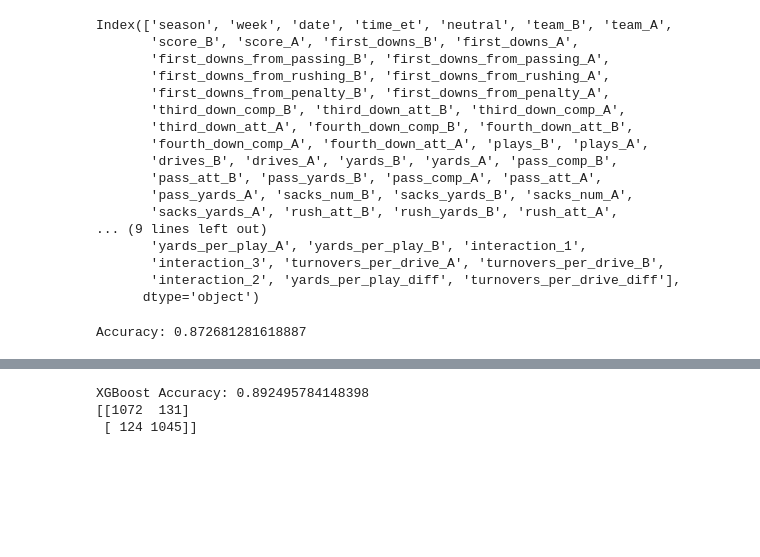
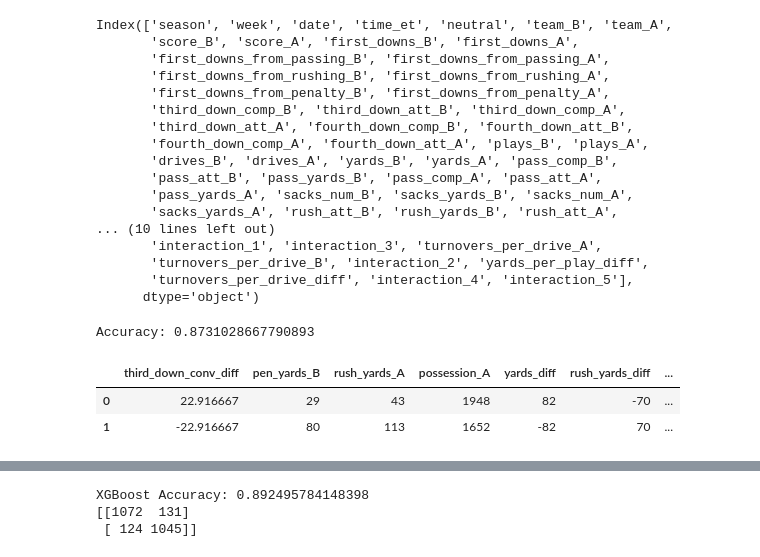
Before and after one commit to jacklav24/NFL_predictor, a Jupyter notebook: Football/Testing_football.ipynb, the cells around one changed output, grey strips where cells are left out. Saved outputs shown, nothing was run; the diff lists cells and outputs as text; code cells hidden in the pictures; blank space fills up the shorter version.

```diff
--- a/Football/Testing_football.ipynb
+++ b/Football/Testing_football.ipynb
@@ -93,6 +93,8 @@ consolidated_data = consolidated_data.assign(
     possession_diff = consolidated_data['possession_A']-consolidated_data['possession_B'],
     yards_per_play_A = consolidated_data['yards_A'] / consolidated_data['plays_A'],
     yards_per_play_B = consolidated_data['yards_B'] / consolidated_data['plays_B'],
+    def_st_td_diff = consolidated_data['def_st_td_A'] - consolidated_data['def_st_td_B'],
+    sack_diff = consolidated_data['sacks_num_A'] - consolidated_data['sacks_num_B']
 
 
 )
@@ -104,8 +106,10 @@ consolidated_data = consolidated_data.assign(interaction_1 = consolidated_data['
 
 consolidated_data = consolidated_data.assign(interaction_2 = consolidated_data['third_down_conv_diff']* consolidated_data['interaction_1'],
     yards_per_play_diff = consolidated_data['yards_per_play_A'] - consolidated_data['yards_per_play_B'],
-    turnovers_per_drive_diff = consolidated_data['turnovers_per_drive_A'] - consolidated_data['turnovers_per_drive_B']
+    turnovers_per_drive_diff = consolidated_data['turnovers_per_drive_A'] - consolidated_data['turnovers_per_drive_B'],
+    interaction_4 = consolidated_data['interaction_1'] * consolidated_data['interaction_3'],
     )
+consolidated_data = consolidated_data.assign(interaction_5 = consolidated_data['pen_yards_A']* consolidated_data['interaction_1'])
 consolidated_data.drop('Unnamed: 0', axis=1, inplace=True)
 print(consolidated_data.columns)
 #consolidated_data.to_csv('./consolidated.csv')
@@ -130,34 +134,28 @@ Index(['season', 'week', 'date', 'time_et', 'neutral', 'team_B', 'team_A',
        'pass_att_B', 'pass_yards_B', 'pass_comp_A', 'pass_att_A',
        'pass_yards_A', 'sacks_num_B', 'sacks_yards_B', 'sacks_num_A',
        'sacks_yards_A', 'rush_att_B', 'rush_yards_B', 'rush_att_A',
-... (9 lines left out)
-       'yards_per_play_A', 'yards_per_play_B', 'interaction_1',
-       'interaction_3', 'turnovers_per_drive_A', 'turnovers_per_drive_B',
-       'interaction_2', 'yards_per_play_diff', 'turnovers_per_drive_diff'],
+... (10 lines left out)
+       'interaction_1', 'interaction_3', 'turnovers_per_drive_A',
+       'turnovers_per_drive_B', 'interaction_2', 'yards_per_play_diff',
+       'turnovers_per_drive_diff', 'interaction_4', 'interaction_5'],
       dtype='object')
 # %%
 from sklearn.ensemble import RandomForestClassifier
 from sklearn.model_selection import train_test_split
 from sklearn.metrics import accuracy_score
 
-top_features = ['third_down_conv_diff', 'interaction_1','interaction_2', 'interaction_3', 'pen_yards_B', 'rush_yards_A',
+top_features = [ 'third_down_conv_diff', 'pen_yards_B', 'rush_yards_A',
     'possession_A', 'yards_diff', 'rush_yards_diff',
-    'pass_yards_diff', 'yards_A', 'rush_yards_B', 'pen_yards_A',
-    'possession_B', 'redzone_conv_rate_diff', 'possession_diff', 'pass_att_B', 'plays_A', 'sacks_yards_A',
-    'sacks_yards_B', 'plays_B',
-    'first_downs_diff', 'yards_B', 'yards_per_play_diff', 'turnovers_per_drive_diff',
+    'rush_yards_B', 'pen_yards_A',
+    'possession_B', 'redzone_conv_rate_diff', 'pass_att_B',
+
+    'first_downs_diff', 'yards_per_play_diff', 'turnovers_per_drive_diff', 'def_st_td_diff', 'sack_diff', 'pass_yards_diff'
 ]
-
+to_remove = ['yards_A', 'possession_diff', 'pass_yards_diff', 'yards_diff', 'interaction_4', 'interaction_2', 'interaction_1', 'interaction_5', 'plays_B', 'interaction_3', 'turnovers_diff']
 # Features and target
 #X = consolidated_data[['yards_diff', 'pass_yards_diff', 'rush_yards_diff', 'turnovers_diff','first_downs_diff', 'third_down_conv_diff', 'redzone_conv_rate_diff','yard_turnover_mult']]  # Add more features
 #X = consolidated_data[['third_down_conv_diff','first_downs_diff', 'yards_diff', 'redzone_conv_rate_diff', 'redzone_att_A', 'redzone_att_B', 'yard_turnover_mult', 'possession_diff']]
-X = consolidated_data[['third_down_conv_diff', 'interaction_1','interaction_2', 'interaction_3', 'pen_yards_B', 'rush_yards_A',
-    'possession_A', 'yards_diff', 'rush_yards_diff',
-    'pass_yards_diff', 'yards_A', 'rush_yards_B', 'pen_yards_A',
-    'possession_B', 'redzone_conv_rate_diff', 'possession_diff', 'pass_att_B', 'plays_A', 'sacks_yards_A',
-    'sacks_yards_B', 'plays_B',
-    'first_downs_diff', 'yards_B', 'yards_per_play_diff', 'turnovers_per_drive_diff', 'turnovers_diff'
-]]
+X = consolidated_data[top_features]
 team_to_check = consolidated_data['team_A']
 y = (consolidated_data['winner'] == team_to_check).astype(int)
 
@@ -174,7 +172,13 @@ score = accuracy_score(y_test, y_pred)
 answers.append(f'Accuracy for sklearn: {score}')
 print("Accuracy:", score)
 # %% [output]
-Accuracy: 0.872681281618887
+Accuracy: 0.8731028667790893
+# %%
+X.head(2)
+# %% [output]
+|  | third_down_conv_diff | pen_yards_B | rush_yards_A | possession_A | yards_diff | rush_yards_diff | ... |
+| 0 | 22.916667 | 29 | 43 | 1948 | 82 | -70 | ... |
+| 1 | -22.916667 | 80 | 113 | 1652 | -82 | 70 | ... |
 # %%
 from sklearn.model_selection import GridSearchCV
 
```
Also changed, not shown: parts of 7 cells of this notebook, 2 other files.
